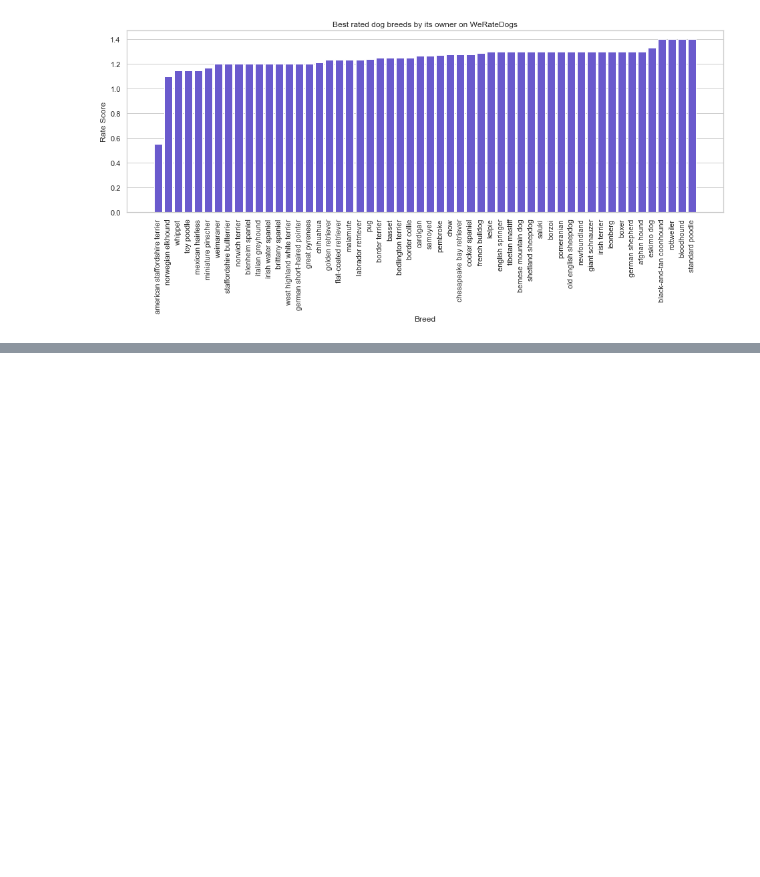
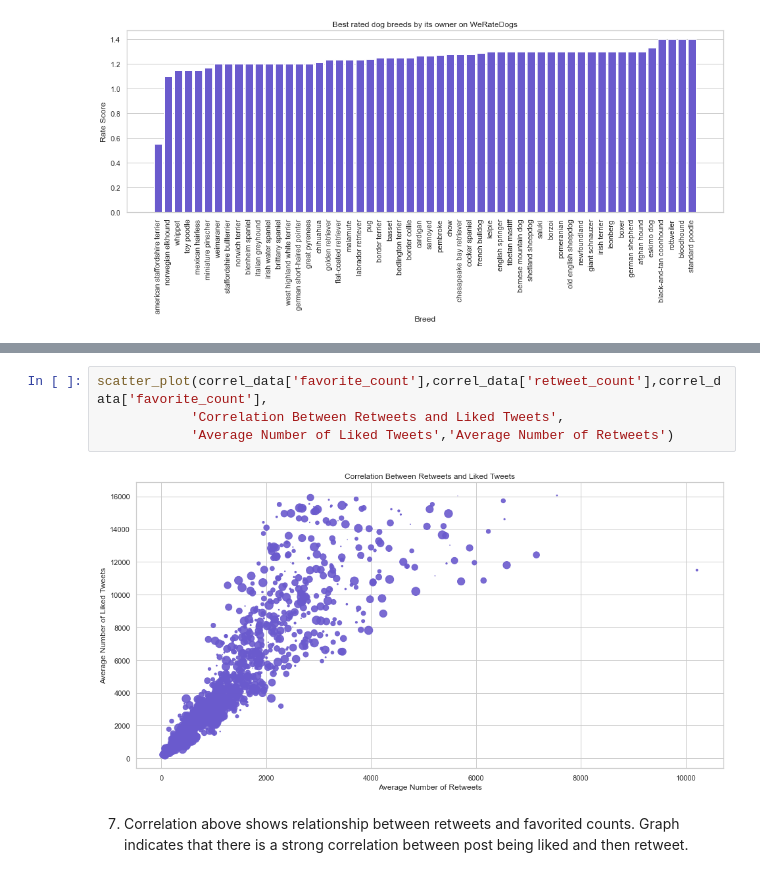
Before and after one commit to vkuica/Twitter-project, a Jupyter notebook: Twitter Project.ipynb, the cells around one changed output, grey strips where cells are left out. Drawn from its saved outputs; the diff is of its cells as text; blank space fills up the shorter version.

```diff
--- a/Twitter Project.ipynb
+++ b/Twitter Project.ipynb
@@ -673,0 +738,8 @@ For breeds share first place in their owners rating. Standard Poodle, Bloodhount
+# %%
+scatter_plot(correl_data['favorite_count'],correl_data['retweet_count'],correl_data['favorite_count'],
+            'Correlation Between Retweets and Liked Tweets',
+            'Average Number of Liked Tweets','Average Number of Retweets')
+# %% [output]
+[figure, added]
+# %% [markdown]
+7. Correlation above shows relationship between retweets and favorited counts. Graph indicates that there is a strong correlation between post being liked and then retweet.
```
Also changed, not shown: parts of 42 cells of this notebook.
